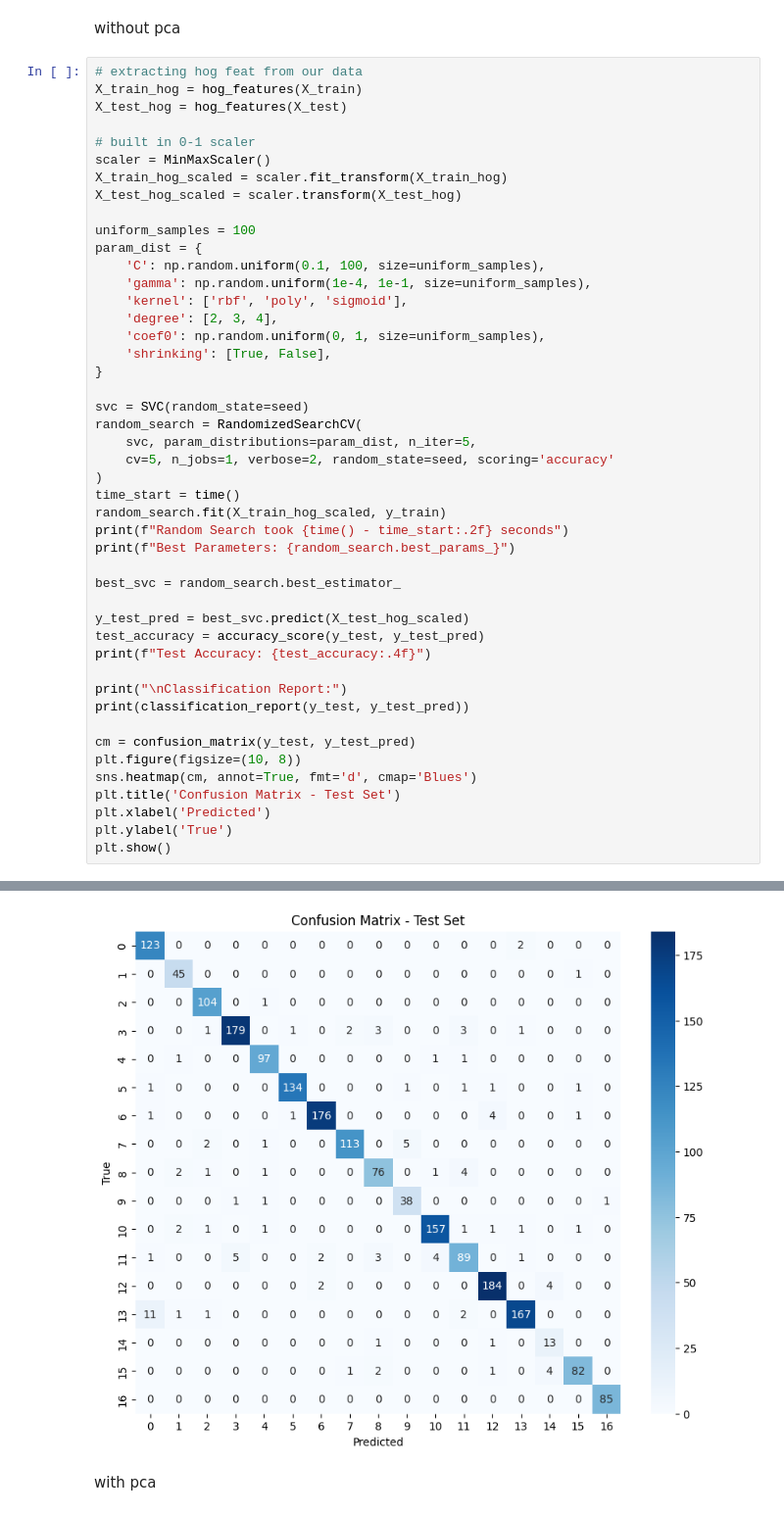
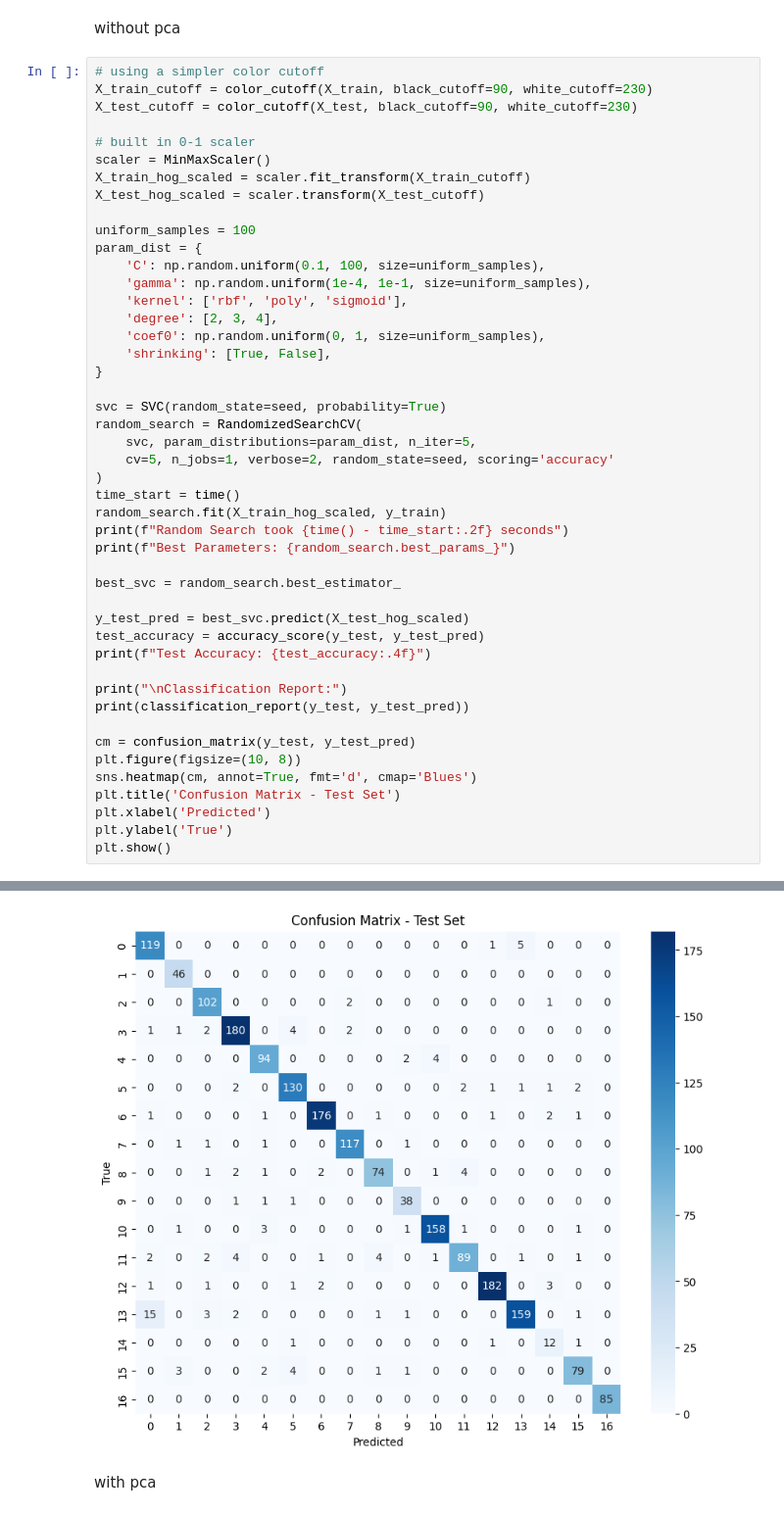
Before and after one commit to vhrollo/inf264_project2, a Jupyter notebook: src/svm_fillip_test.ipynb, the cells around one changed output, grey strips where cells are left out. Shown: that part at 98% size. Saved outputs shown, nothing was run; the diff lists cells and outputs as text.

```diff
--- a/src/svm_fillip_test.ipynb
+++ b/src/svm_fillip_test.ipynb
@@ -37,14 +37,14 @@ X_train, y_train = generate_balanced_data(X_train, y_train, seed=seed)
 # %% [markdown]
 without pca
 # %%
-# extracting hog feat from our data
-X_train_hog = hog_features(X_train)
-X_test_hog = hog_features(X_test)
+# using a simpler color cutoff
+X_train_cutoff = color_cutoff(X_train, black_cutoff=90, white_cutoff=230)
+X_test_cutoff = color_cutoff(X_test, black_cutoff=90, white_cutoff=230)
 
 # built in 0-1 scaler
 scaler = MinMaxScaler()
-X_train_hog_scaled = scaler.fit_transform(X_train_hog)
-X_test_hog_scaled = scaler.transform(X_test_hog)
+X_train_hog_scaled = scaler.fit_transform(X_train_cutoff)
+X_test_hog_scaled = scaler.transform(X_test_cutoff)
 
 uniform_samples = 100
 param_dist = {
@@ -56,7 +56,7 @@ param_dist = {
     'shrinking': [True, False],
 }
 
-svc = SVC(random_state=seed)
+svc = SVC(random_state=seed, probability=True)
 random_search = RandomizedSearchCV(
     svc, param_distributions=param_dist, n_iter=5,
     cv=5, n_jobs=1, verbose=2, random_state=seed, scoring='accuracy'
@@ -103,4 +103,4 @@ weighted avg       0.95      0.95      0.95      1967
-[figure, old version]
+[figure, new version]
 # %% [markdown]
 with pca
 # %%
```
Also changed, not shown: parts of 6 cells of this notebook, 3 other files.
